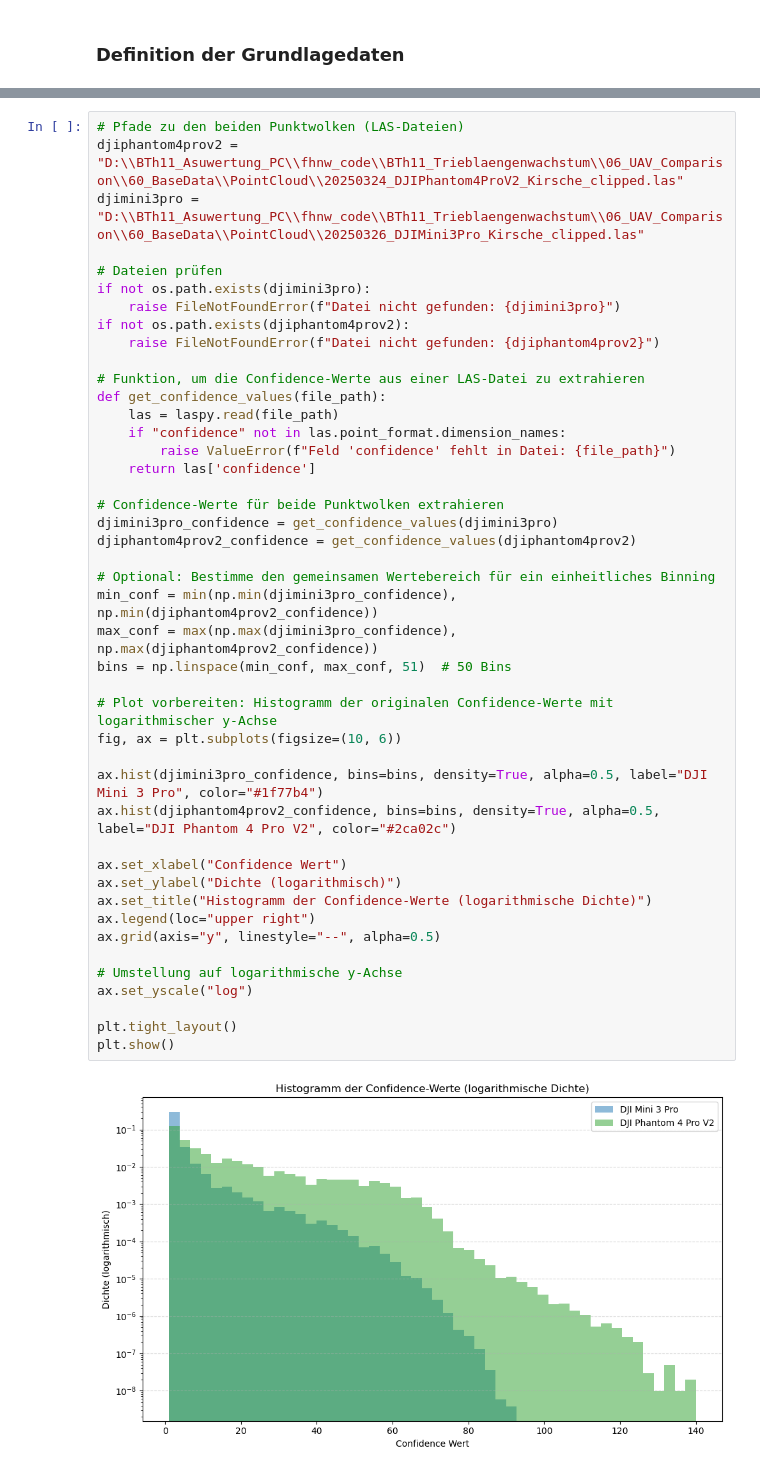
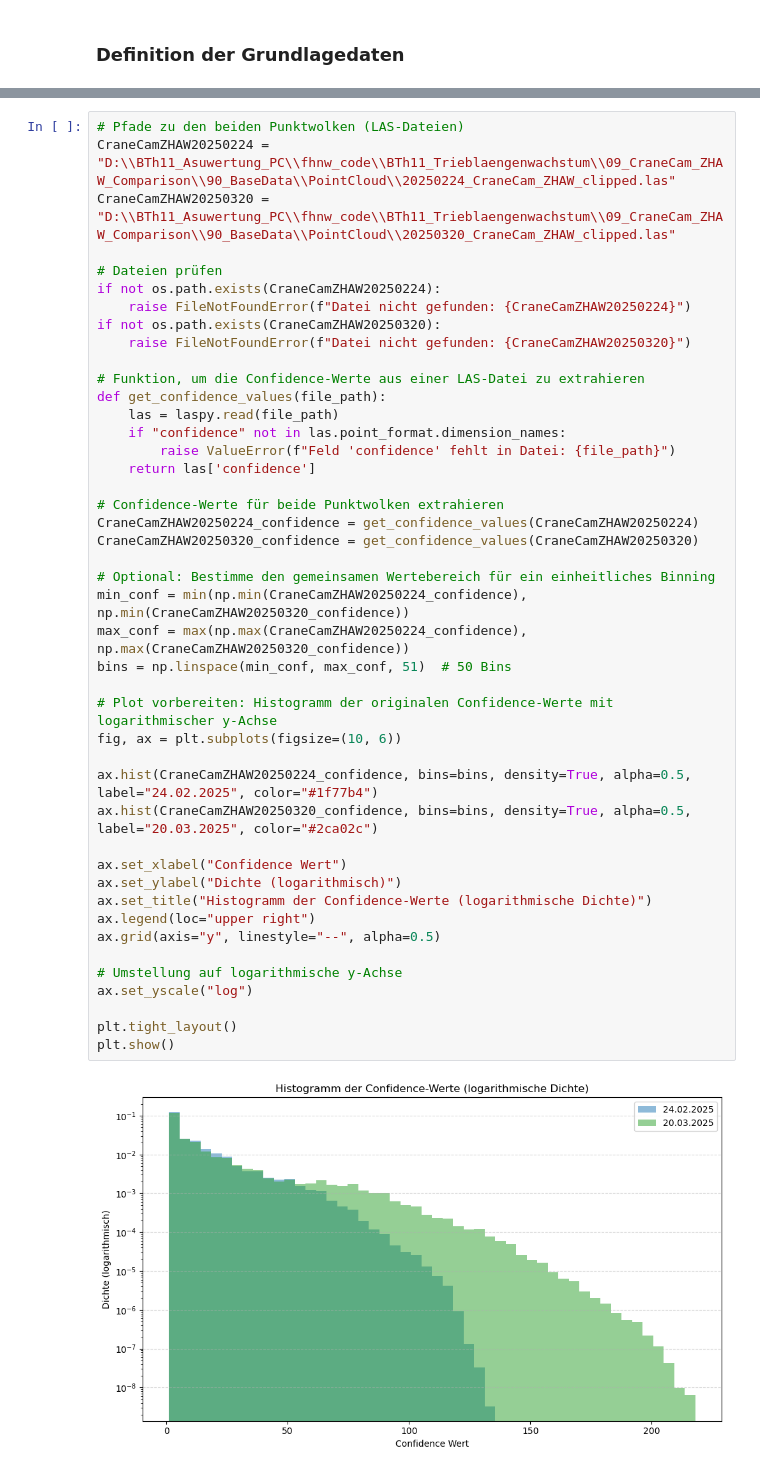
Before and after one commit to naamp/BTh11_Trieblaengenwachstum, a Jupyter notebook: 09_CraneCam_ZHAW_Comparison/09_B_CraneCam_ZHAW_Comparison_PointCloud_Confidence.ipynb, the cells around one changed output, grey strips where cells are left out. Cells and saved outputs as stored; diff of their text form.

```diff
--- a/09_CraneCam_ZHAW_Comparison/09_B_CraneCam_ZHAW_Comparison_PointCloud_Confidence.ipynb
+++ b/09_CraneCam_ZHAW_Comparison/09_B_CraneCam_ZHAW_Comparison_PointCloud_Confidence.ipynb
@@ -172,46 +172,46 @@ In dieser Visualisierung werden alle Punkte der Punktwolken im Grundlagenverzeic
 # %%
 # Pfade zu den beiden Punktwolken (LAS-Dateien)
-djiphantom4prov2 = "D:\\BTh11_Asuwertung_PC\\fhnw_code\\BTh11_Trieblaengenwachstum\\06_UAV_Comparison\\60_BaseData\\PointCloud\\20250324_DJIPhantom4ProV2_Kirsche_clipped.las"
-djimini3pro = "D:\\BTh11_Asuwertung_PC\\fhnw_code\\BTh11_Trieblaengenwachstum\\06_UAV_Comparison\\60_BaseData\\PointCloud\\20250326_DJIMini3Pro_Kirsche_clipped.las"
+CraneCamZHAW20250224 = "D:\\BTh11_Asuwertung_PC\\fhnw_code\\BTh11_Trieblaengenwachstum\\09_CraneCam_ZHAW_Comparison\\90_BaseData\\PointCloud\\20250224_CraneCam_ZHAW_clipped.las"
+CraneCamZHAW20250320 = "D:\\BTh11_Asuwertung_PC\\fhnw_code\\BTh11_Trieblaengenwachstum\\09_CraneCam_ZHAW_Comparison\\90_BaseData\\PointCloud\\20250320_CraneCam_ZHAW_clipped.las"
 
 # Dateien prüfen
-if not os.path.exists(djimini3pro):
-    raise FileNotFoundError(f"Datei nicht gefunden: {djimini3pro}")
-if not os.path.exists(djiphantom4prov2):
-    raise FileNotFoundError(f"Datei nicht gefunden: {djiphantom4prov2}")
+if not os.path.exists(CraneCamZHAW20250224):
+    raise FileNotFoundError(f"Datei nicht gefunden: {CraneCamZHAW20250224}")
+if not os.path.exists(CraneCamZHAW20250320):
+    raise FileNotFoundError(f"Datei nicht gefunden: {CraneCamZHAW20250320}")
 
 # Funktion, um die Confidence-Werte aus einer LAS-Datei zu extrahieren
 def get_confidence_values(file_path):
     las = laspy.read(file_path)
     if "confidence" not in las.point_format.dimension_names:
         raise ValueError(f"Feld 'confidence' fehlt in Datei: {file_path}")
     return las['confidence']
 
 # Confidence-Werte für beide Punktwolken extrahieren
-djimini3pro_confidence = get_confidence_values(djimini3pro)
-djiphantom4prov2_confidence = get_confidence_values(djiphantom4prov2)
+CraneCamZHAW20250224_confidence = get_confidence_values(CraneCamZHAW20250224)
+CraneCamZHAW20250320_confidence = get_confidence_values(CraneCamZHAW20250320)
 
 # Optional: Bestimme den gemeinsamen Wertebereich für ein einheitliches Binning
-min_conf = min(np.min(djimini3pro_confidence), np.min(djiphantom4prov2_confidence))
-max_conf = max(np.max(djimini3pro_confidence), np.max(djiphantom4prov2_confidence))
+min_conf = min(np.min(CraneCamZHAW20250224_confidence), np.min(CraneCamZHAW20250320_confidence))
+max_conf = max(np.max(CraneCamZHAW20250224_confidence), np.max(CraneCamZHAW20250320_confidence))
 bins = np.linspace(min_conf, max_conf, 51)  # 50 Bins
 
 # Plot vorbereiten: Histogramm der originalen Confidence-Werte mit logarithmischer y-Achse
 fig, ax = plt.subplots(figsize=(10, 6))
 
-ax.hist(djimini3pro_confidence, bins=bins, density=True, alpha=0.5, label="DJI Mini 3 Pro", color="#1f77b4")
-ax.hist(djiphantom4prov2_confidence, bins=bins, density=True, alpha=0.5, label="DJI Phantom 4 Pro V2", color="#2ca02c")
+ax.hist(CraneCamZHAW20250224_confidence, bins=bins, density=True, alpha=0.5, label="24.02.2025", color="#1f77b4")
+ax.hist(CraneCamZHAW20250320_confidence, bins=bins, density=True, alpha=0.5, label="20.03.2025", color="#2ca02c")
 
 ax.set_xlabel("Confidence Wert")
 ax.set_ylabel("Dichte (logarithmisch)")
 ax.set_title("Histogramm der Confidence-Werte (logarithmische Dichte)")
 ax.legend(loc="upper right")
 ax.grid(axis="y", linestyle="--", alpha=0.5)
 
 # Umstellung auf logarithmische y-Achse
 ax.set_yscale("log")
 
 plt.tight_layout()
 plt.show()
 # %% [output]
-[figure, old version]
+[figure, new version]
```
Also changed, not shown: parts of 10 cells of this notebook, 2 other files.
